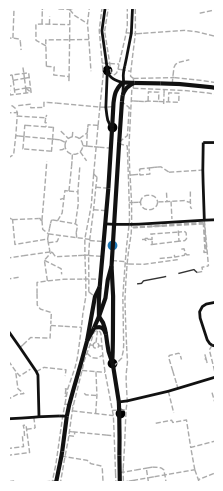
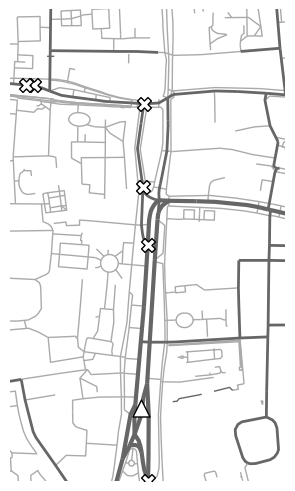
The notebook cell's code change between the first figure and the second:
--- before
+++ after
@@ -1,7 +1,11 @@
-from matplotlib.transforms import Bbox
+epd = Epd_Sim(280, 480)  # Epd_Sim(128, 296)
 
 fig, ax = plt.subplots(1, 1, layout="constrained")
-GpkgMap(oxford).plot_instruction(ax, instruction, 'grey')
-fig.savefig('./inst.png', dpi=62.89, bbox_inches='tight', pad_inches=0)
+GpkgMap(oxford).plot_instruction(ax, epd.width, epd.height, instruction,me,"grey")
+plt.show()
+
+dpi = 100.1 * np.mean(np.array([epd.width, epd.height]) / np.array(ax.bbox.bounds)[2:])
+print(f"{dpi=}")
+fig.savefig("./inst.png", dpi=dpi, bbox_inches="tight", pad_inches=0)
 rgba_pxs = plt.imread("inst.png")
 grey_pxs = np.mean(rgba_pxs[:, :, :3], axis=2) * rgba_pxs[:, :, 3]

Commit: much better aesthetics